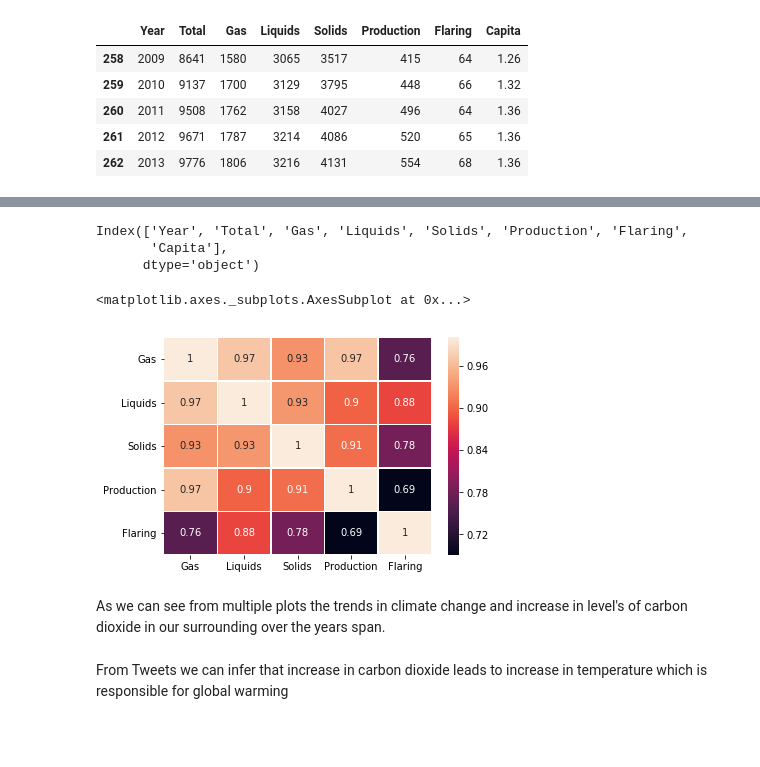
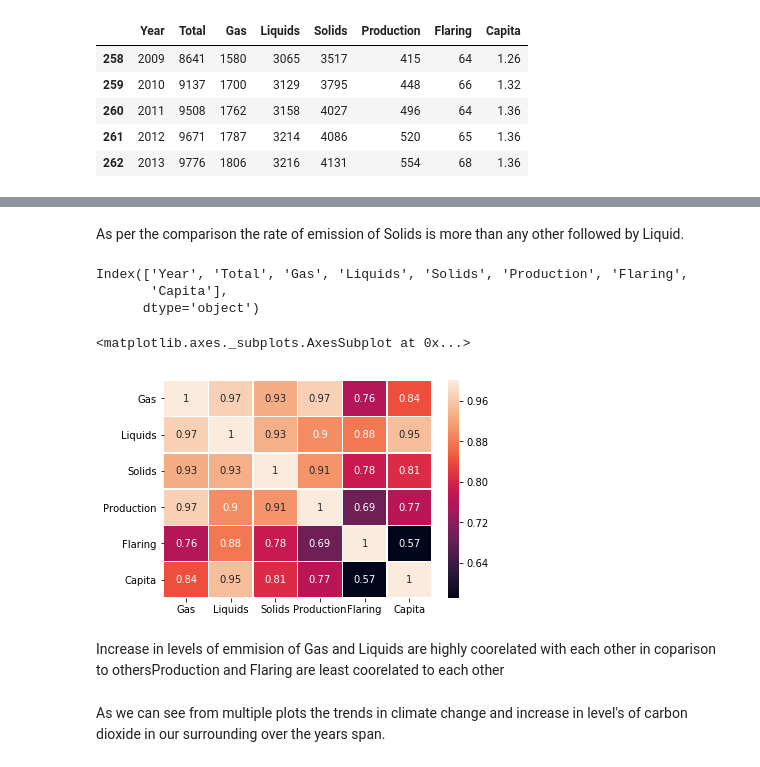
Before and after one commit to ajain0395/data-science, a Jupyter notebook: Assignment1/MT18052_Assignment 1.ipynb, the cells around one changed output, grey strips where cells are left out. Saved outputs shown, nothing was run; the diff lists cells and outputs as text; code cells hidden in the pictures; blank space fills up the shorter version.

```diff
--- a/Assignment1/MT18052_Assignment 1.ipynb
+++ b/Assignment1/MT18052_Assignment 1.ipynb
@@ -178,6 +234,5 @@ word_cloud(unique_wrds)
 # %%
-with open('Fossil-fuel co2 Global Estimates (1751-2013).csv') as f:
-    df = pd.read_csv(f)
+df = pd.read_csv('Fossil-fuel co2 Global Estimates (1751-2013).csv')
 # %%
 df.tail()
 # %% [output]
@@ -232,3 +320,5 @@ plot_CO2_emission_all(df.Year,df.Capita,'Capita')
+# %% [markdown]
+As per the comparison the rate of emission of Solids is more than any other followed by Liquid.
 # %%
 df.keys()
 # %% [output]
@@ -236,11 +326,11 @@ Index(['Year', 'Total', 'Gas', 'Liquids', 'Solids', 'Production', 'Flaring',
        'Capita'],
       dtype='object')
 # %%
-sns.heatmap(df.drop(['Capita','Year','Total'],axis=1).corr(),linecolor='white',linewidths=0.4,annot=True)
+sns.heatmap(df.drop(['Year','Total'],axis=1).corr(),linecolor='white',linewidths=0.4,annot=True)
 # %% [output]
 <matplotlib.axes._subplots.AxesSubplot at 0x...>
-[figure, old version]
+[figure, new version]
+# %% [markdown]
+Increase in levels of emmision of Gas and Liquids are highly coorelated with each other in coparison to othersProduction and Flaring are least coorelated to each other
 # %% [markdown]
 As we can see from multiple plots the trends in climate change and increase in level's of carbon dioxide in our surrounding over the years span.
-# %% [markdown]
-From Tweets we can infer that increase in carbon dioxide leads to increase in temperature which is responsible for global warming
```
Also changed, not shown: parts of 64 cells of this notebook.
